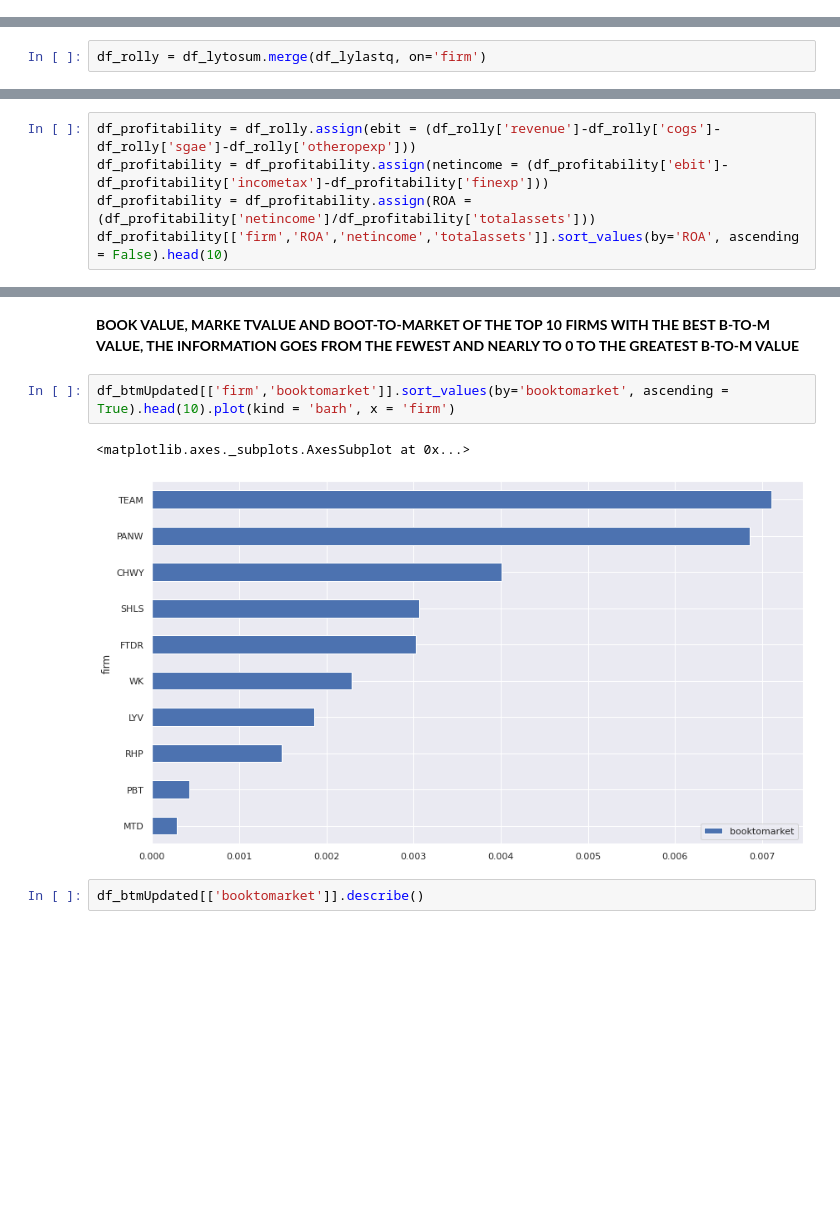
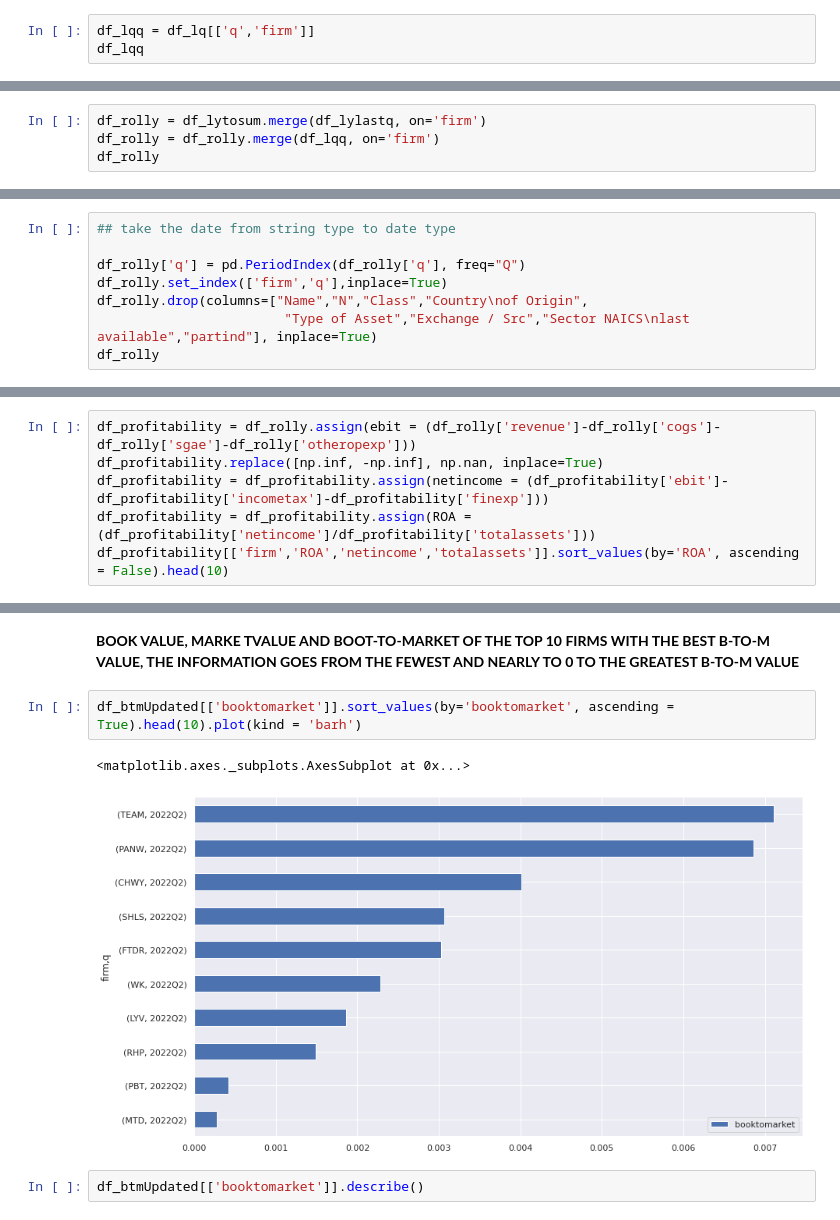
Before and after one commit to KevdpIA/BusinessCase_StatisticsModule1, a Jupyter notebook: Bcase_Statistics.ipynb, the cells around one changed output, grey strips where cells are left out. Drawn from its saved outputs; the diff is of its cells as text; blank space fills up the shorter version.

```diff
--- a/Bcase_Statistics.ipynb
+++ b/Bcase_Statistics.ipynb
@@ -129,3 +141,6 @@ df_lq
 | 324355 | ZY | 2022q2 | 2634.0 | 9732.0 | 5.863800e+04 | 40460.0 | -885.00000 | 9376.000 | 11.0 | 4.709680e+05 | ... |
 | 324445 | ZYNE | 2022q2 | 0.0 | 0.0 | 9.168770e+03 | 0.0 | -775.92786 | -91.691 | 0.0 | 6.700696e+04 | ... |
 3607 rows × 20 columns
+# %%
+df_lqq = df_lq[['q','firm']]
+df_lqq
@@ -196,2 +225,4 @@ Finally, I merge both tables and obtained the Rolling year dataframe for the ana
 # %%
 df_rolly = df_lytosum.merge(df_lylastq, on='firm')
+df_rolly = df_rolly.merge(df_lqq, on='firm')
+df_rolly
@@ -239,0 +269,8 @@ df_rolly
+# %%
+## take the date from string type to date type
+
+df_rolly['q'] = pd.PeriodIndex(df_rolly['q'], freq="Q")
+df_rolly.set_index(['firm','q'],inplace=True)
+df_rolly.drop(columns=["Name","N","Class","Country\nof Origin",
+                        "Type of Asset","Exchange / Src","Sector NAICS\nlast available","partind"], inplace=True)
+df_rolly
@@ -590,6 +672,7 @@ df_rollybv[['bookvalue']].describe()
     netincome/total assets
 # %%
 df_profitability = df_rolly.assign(ebit = (df_rolly['revenue']-df_rolly['cogs']-df_rolly['sgae']-df_rolly['otheropexp']))
+df_profitability.replace([np.inf, -np.inf], np.nan, inplace=True)
 df_profitability = df_profitability.assign(netincome = (df_profitability['ebit']-df_profitability['incometax']-df_profitability['finexp']))
 df_profitability = df_profitability.assign(ROA = (df_profitability['netincome']/df_profitability['totalassets']))
 df_profitability[['firm','ROA','netincome','totalassets']].sort_values(by='ROA', ascending = False).head(10)
@@ -715,10 +778,10 @@ df_btmUpdated[['firm','booktomarket']].sort_values(by='booktomarket', ascending
 # %% [markdown]
 **BOOK VALUE, MARKE TVALUE AND BOOT-TO-MARKET OF THE TOP 10 FIRMS WITH THE BEST B-TO-M VALUE, THE INFORMATION GOES FROM THE FEWEST AND NEARLY TO 0 TO THE GREATEST B-TO-M VALUE**
 # %%
-df_btmUpdated[['firm','booktomarket']].sort_values(by='booktomarket', ascending = True).head(10).plot(kind = 'barh', x = 'firm')
+df_btmUpdated[['booktomarket']].sort_values(by='booktomarket', ascending = True).head(10).plot(kind = 'barh')
 # %% [output]
 <matplotlib.axes._subplots.AxesSubplot at 0x...>
-[figure, old version]
+[figure, new version]
 # %%
 df_btmUpdated[['booktomarket']].describe()
 # %% [output]
```
Also changed, not shown: parts of 61 cells of this notebook.
